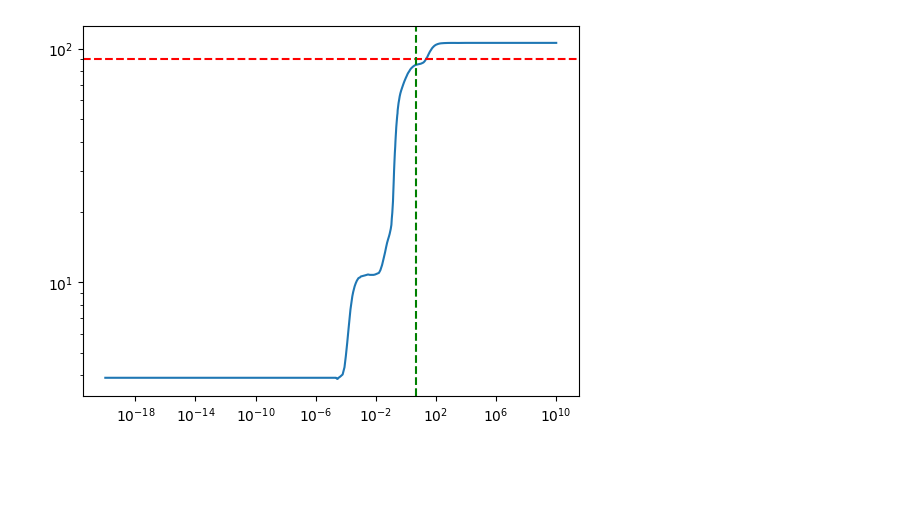
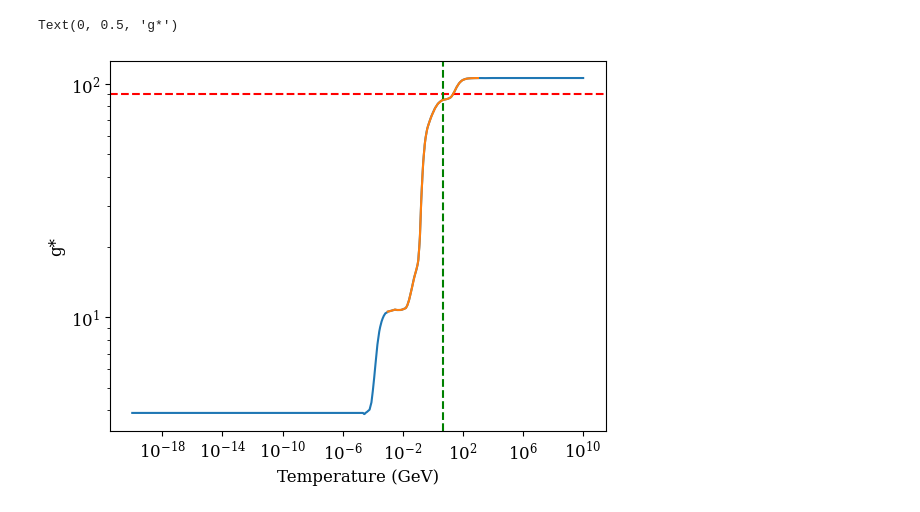
Before and after one commit to charlottemyers/darkphotons, a Jupyter notebook: dark_photon_freezeout.ipynb, the cells around one changed output. Cells and saved outputs as stored; diff of their text form; code cells hidden in the pictures; blank space fills up the shorter version.

```diff
--- a/dark_photon_freezeout.ipynb
+++ b/dark_photon_freezeout.ipynb
@@ -4,28 +4,52 @@ from scipy.integrate import solve_ivp
 import matplotlib.pyplot as plt
 from scipy.integrate import solve_ivp
 from scipy.special import kv  # K_v BESSEL FUNCTIONS
+from scipy.special import zeta, polygamma, factorial
+import matplotlib as mpl
+
+from itertools import cycle
+
+mpl.rcParams.update({
+    "font.family": "serif",
+    "mathtext.fontset": "cm",
+    "font.size": 12,
+})
+
+from functions import m_sv_interp, gstar_interp
 # %%
+Mpl = 1.2209e19
+GSTAR = 90.0
+GSTAR_S = 90.0
+
 path = "/Users/charlottemyers/projects/ctp/heffBW.dat"
 data = np.loadtxt(path)
 T_data = data[:,0]
 g_eff = data[:,1]
 
 m = 100.0  # DM mass in GeV
 #plot
 plt.plot(T_data, g_eff)
 plt.xscale('log')
 plt.yscale('log')
 plt.axhline(y=GSTAR, color='r', linestyle='--')
 # expected x of freeze out
 plt.axvline(x=m/20, color='g', linestyle='--')
 
 # define a function to return gstar at a given T
 def gstar_interp(T):
     #if T < T_data.min() or T > T_data.max():
         #return GSTAR
     return np.interp(T, T_data, g_eff)
+
+# plot outputs
+T_test = np.logspace(-3, 3, 1000)
+gstar_test = [gstar_interp(T) for T in T_test]
+plt.plot(T_test, gstar_test, label='Interpolated g*')
+plt.xlabel('Temperature (GeV)')
+plt.ylabel('g*')
 # %% [output]
+Text(0, 0.5, 'g*')
-[figure, old version]
+[figure, new version]
 # %%
 # # Solve coupled boltzmann system for two species
 
```
Also changed, not shown: parts of 15 cells of this notebook, 4 other files.
